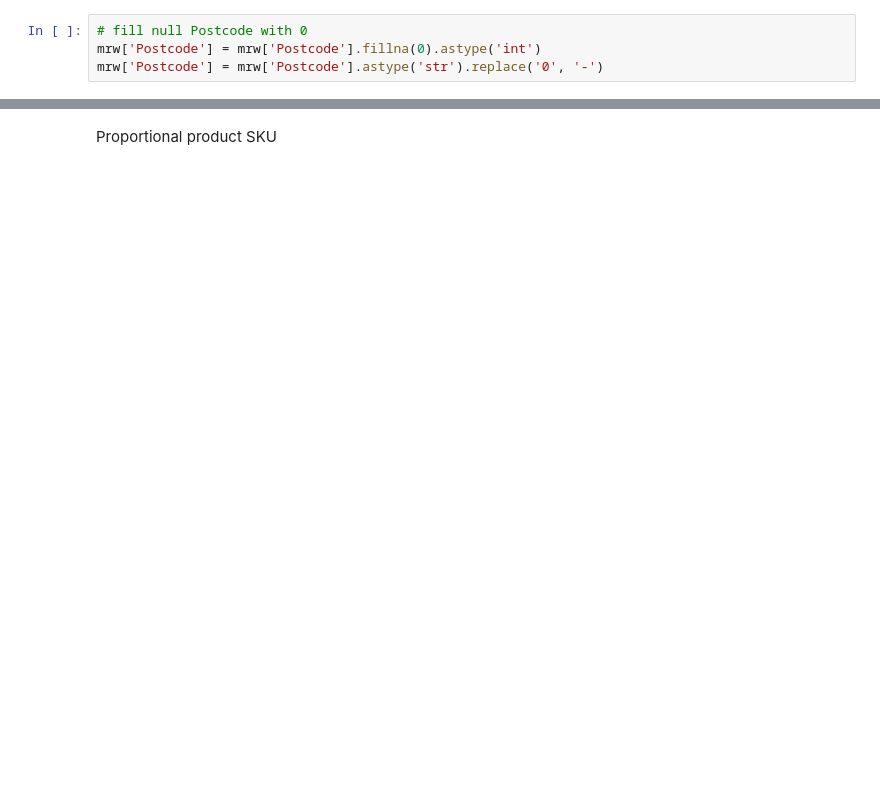
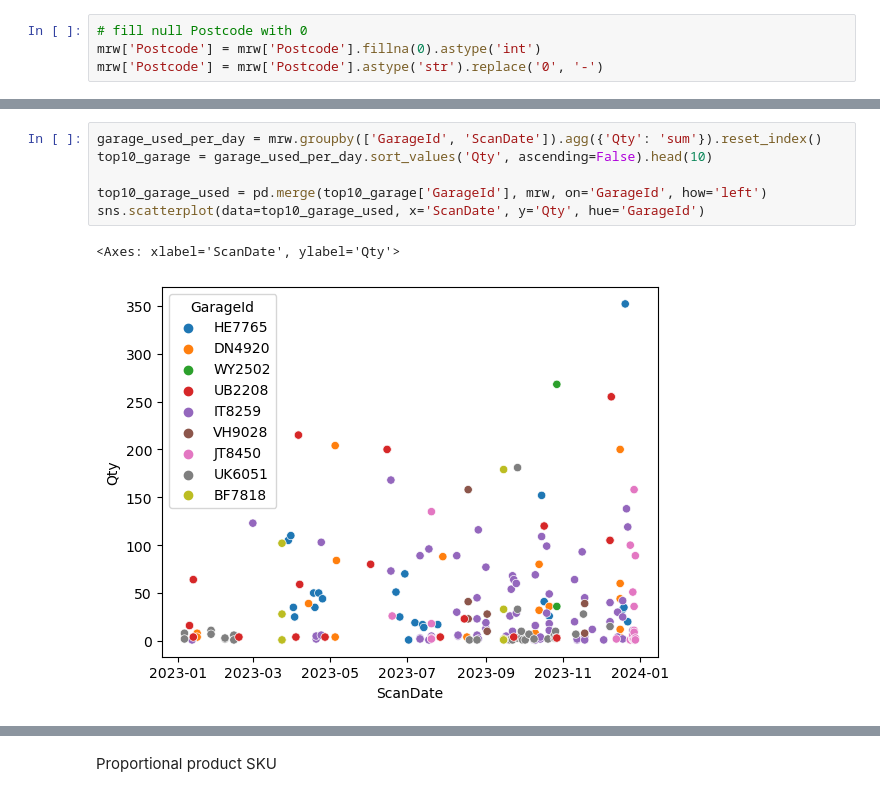
Before and after one commit to PaweekornS/ExxonMobil_Bootcathon, a Jupyter notebook: exxon_hack.ipynb, the cells around one changed output, grey strips where cells are left out. Cells and saved outputs as stored; diff of their text form; blank space fills up the shorter version.

```diff
--- a/exxon_hack.ipynb
+++ b/exxon_hack.ipynb
@@ -148 +136,10 @@ mrw[ mrw['GarageId'] == 'DN4920' ].shape
+# %%
+garage_used_per_day = mrw.groupby(['GarageId', 'ScanDate']).agg({'Qty': 'sum'}).reset_index()
+top10_garage = garage_used_per_day.sort_values('Qty', ascending=False).head(10)
+
+top10_garage_used = pd.merge(top10_garage['GarageId'], mrw, on='GarageId', how='left')
+sns.scatterplot(data=top10_garage_used, x='ScanDate', y='Qty', hue='GarageId')
+# %% [output]
+<Axes: xlabel='ScanDate', ylabel='Qty'>
+[figure, added]
 # %%
```
Also changed, not shown: parts of 25 cells of this notebook.
